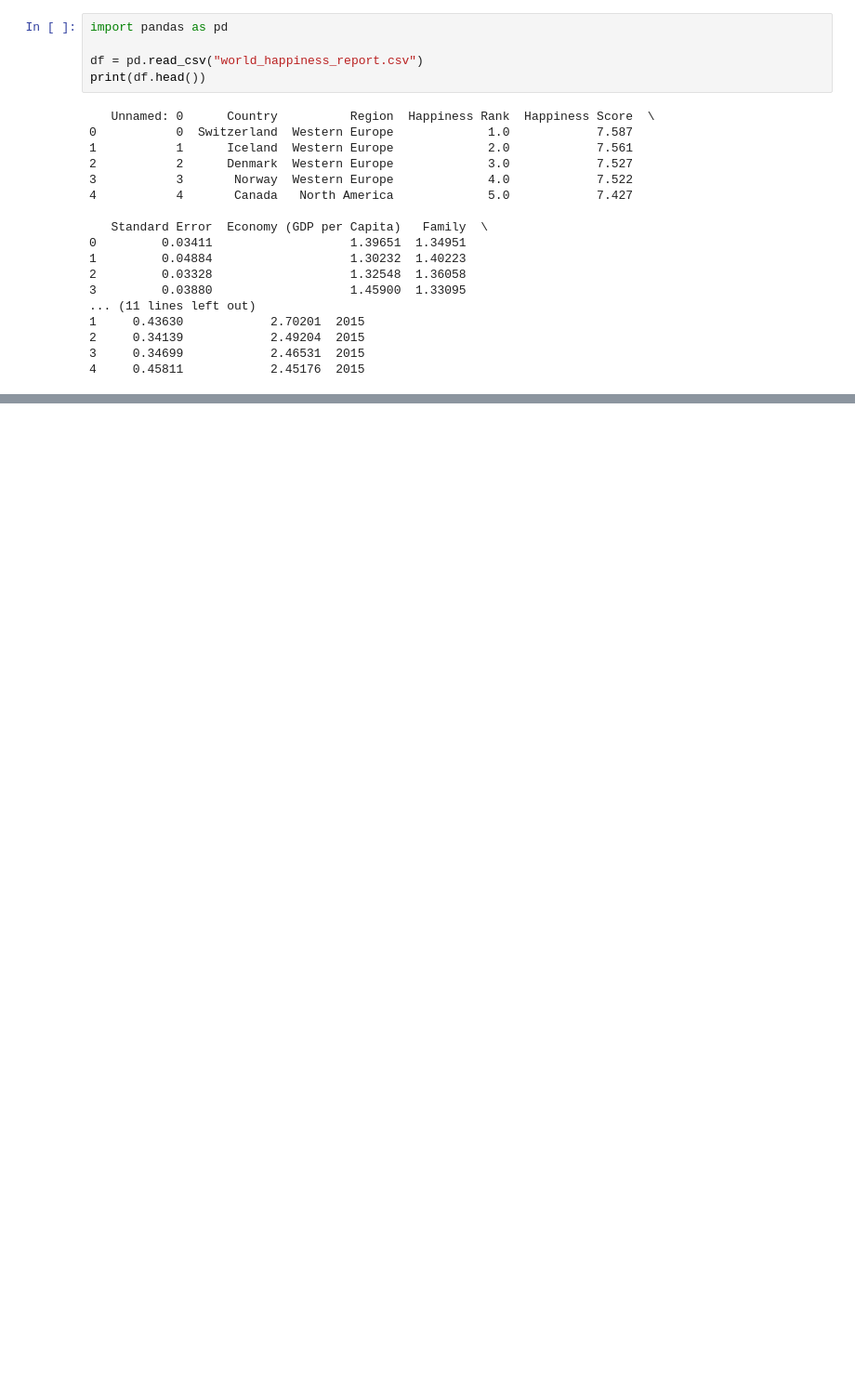
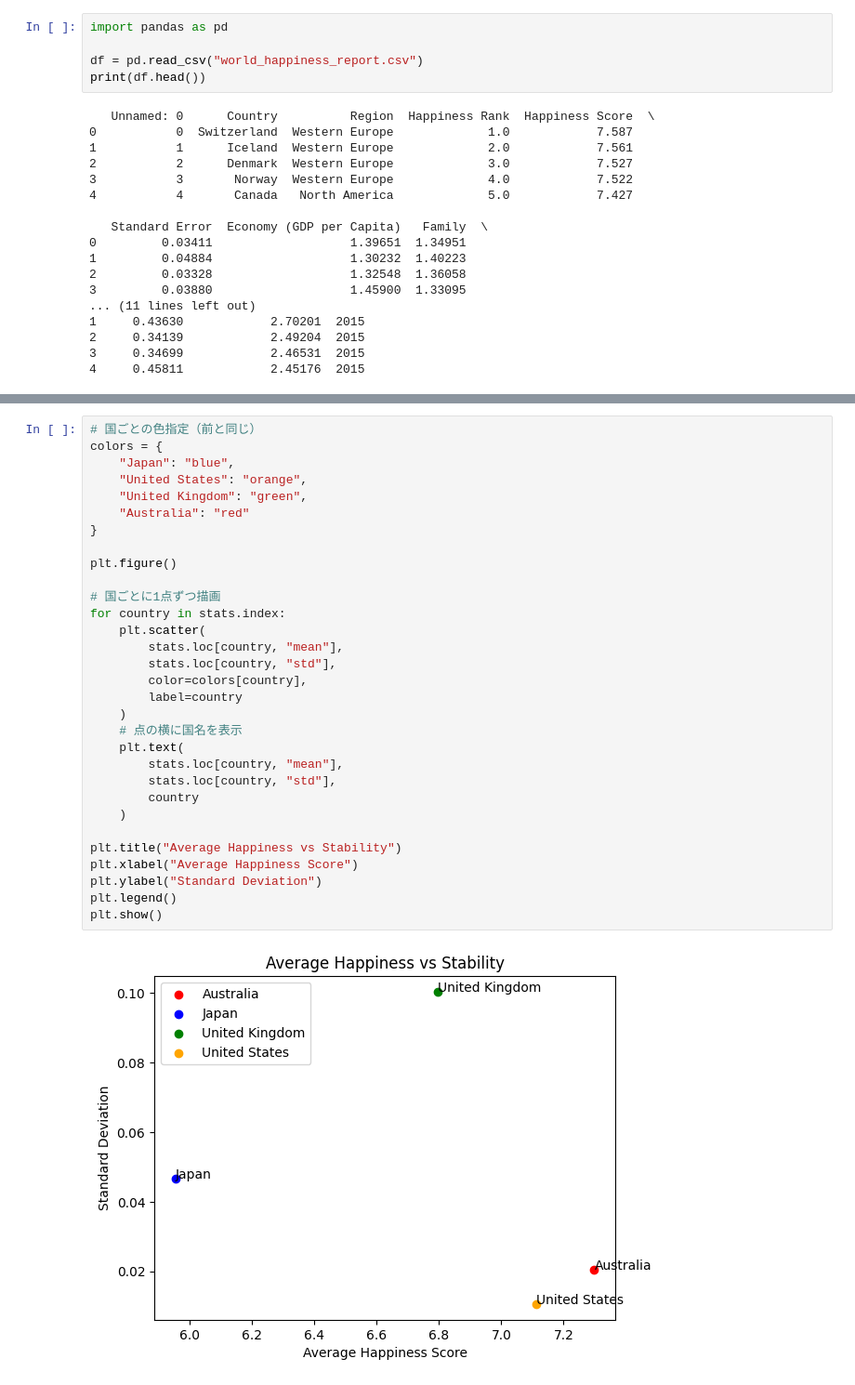
Before and after one commit to awano-kakeru/Hapi, a Jupyter notebook: world_happiness_report.ipynb, the cells around one changed output, grey strips where cells are left out. Shown at 93% size. Saved outputs shown, nothing was run; the diff lists cells and outputs as text; blank space fills up the shorter version.

```diff
--- a/world_happiness_report.ipynb
+++ b/world_happiness_report.ipynb
@@ -25,0 +127,33 @@ print(df.head())
+# %%
+# 国ごとの色指定（前と同じ）
+colors = {
+    "Japan": "blue",
+    "United States": "orange",
+    "United Kingdom": "green",
+    "Australia": "red"
+}
+
+plt.figure()
+
+# 国ごとに1点ずつ描画
+for country in stats.index:
+    plt.scatter(
+        stats.loc[country, "mean"],
+        stats.loc[country, "std"],
+        color=colors[country],
+        label=country
+    )
+    # 点の横に国名を表示
+    plt.text(
+        stats.loc[country, "mean"],
+        stats.loc[country, "std"],
+        country
+    )
+
+plt.title("Average Happiness vs Stability")
+plt.xlabel("Average Happiness Score")
+plt.ylabel("Standard Deviation")
+plt.legend()
+plt.show()
+# %% [output]
+[figure, added]
```
Also changed, not shown: parts of 10 cells of this notebook.
